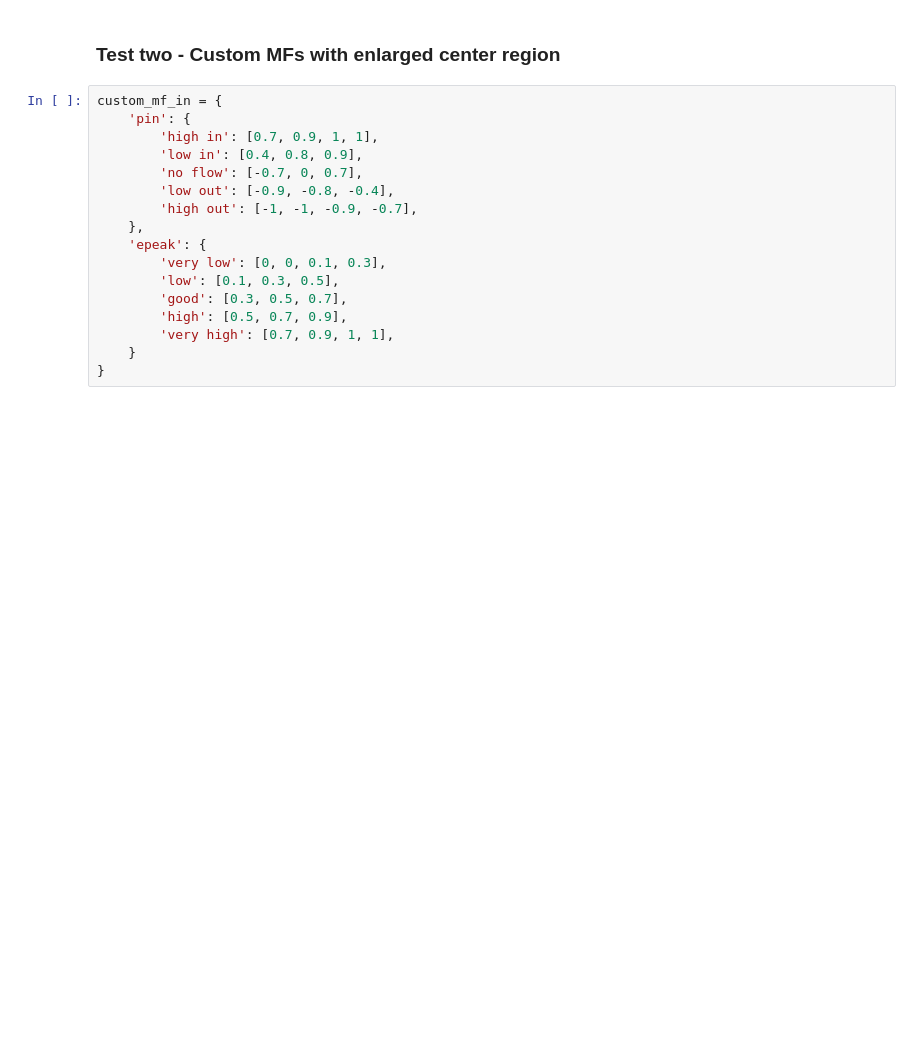
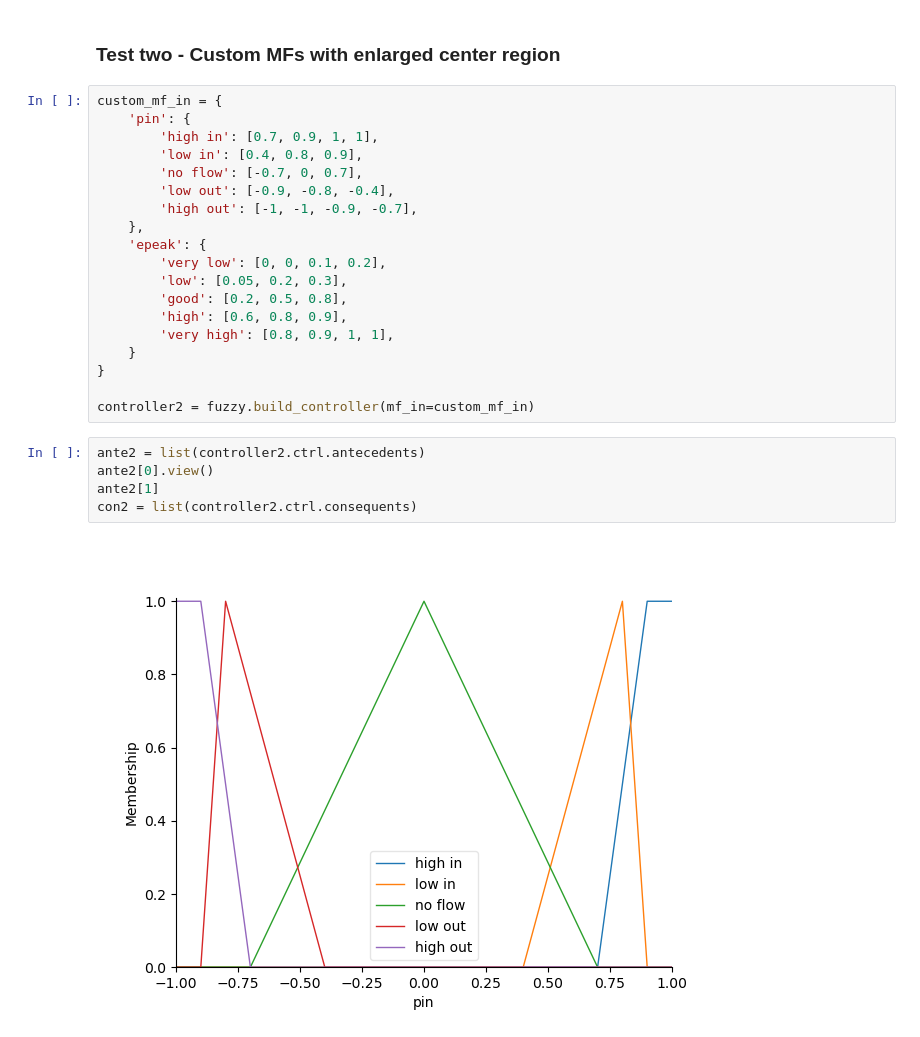
Before and after one commit to s-guenther/hess-ems, a Jupyter notebook: examples/fuzzy.ipynb, the cells around one changed output. Cells and saved outputs as stored; diff of their text form; blank space fills up the shorter version.

```diff
--- a/examples/fuzzy.ipynb
+++ b/examples/fuzzy.ipynb
@@ -84,10 +93,19 @@ custom_mf_in = {
         'high out': [-1, -1, -0.9, -0.7],
     },
     'epeak': {
-        'very low': [0, 0, 0.1, 0.3],
-        'low': [0.1, 0.3, 0.5],
-        'good': [0.3, 0.5, 0.7],
-        'high': [0.5, 0.7, 0.9],
-        'very high': [0.7, 0.9, 1, 1],
+        'very low': [0, 0, 0.1, 0.2],
+        'low': [0.05, 0.2, 0.3],
+        'good': [0.2, 0.5, 0.8],
+        'high': [0.6, 0.8, 0.9],
+        'very high': [0.8, 0.9, 1, 1],
     }
 }
+
+controller2 = fuzzy.build_controller(mf_in=custom_mf_in)
+# %%
+ante2 = list(controller2.ctrl.antecedents)
+ante2[0].view()
+ante2[1]
+con2 = list(controller2.ctrl.consequents)
+# %% [output]
+[figure, added]
```
Also changed, not shown: parts of 7 cells of this notebook, 1 other file.
